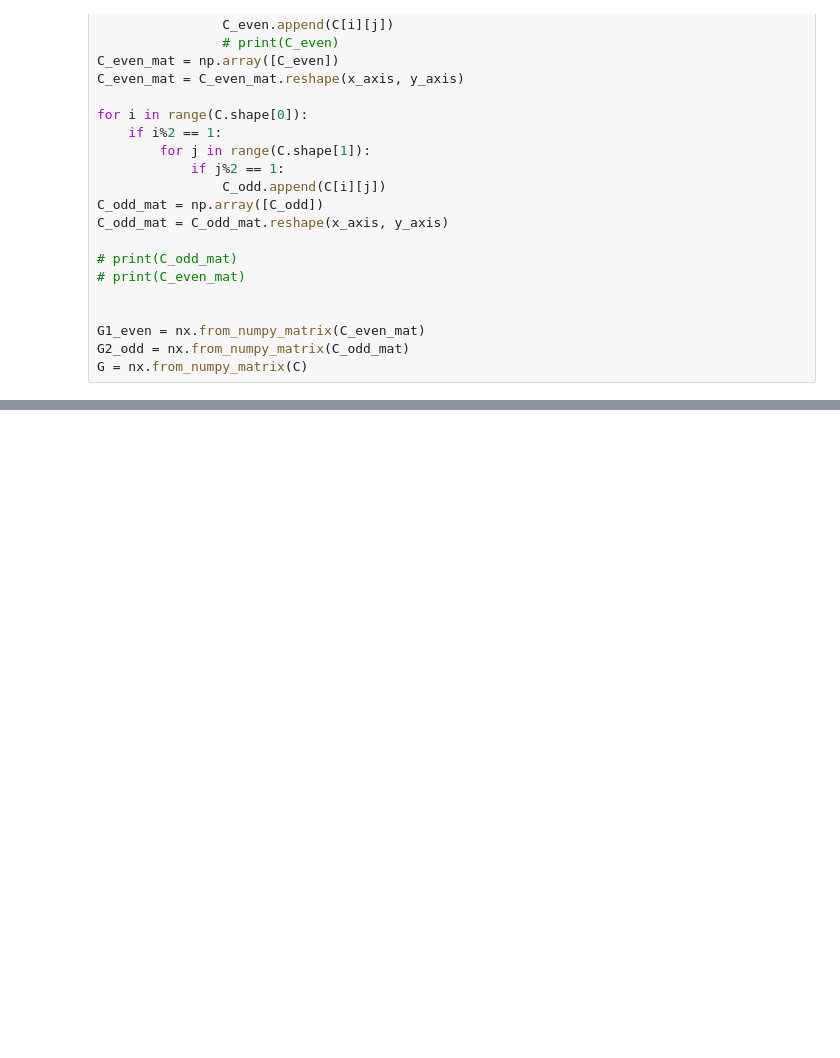
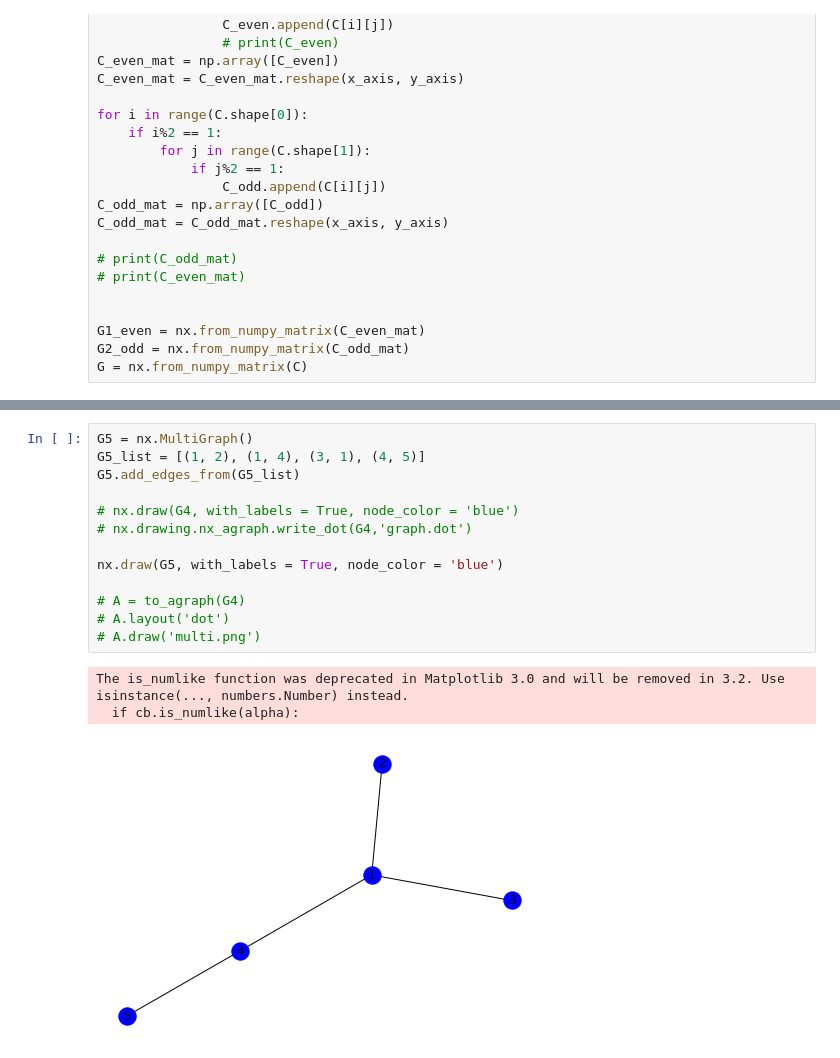
Before and after one commit to JacobShin0601/CodeRepository, a Jupyter notebook: MIT_class/Data_Analysis/week5/1. introduction to graph.ipynb, the cells around one changed output, grey strips where cells are left out. Saved outputs shown, nothing was run; the diff lists cells and outputs as text; blank space fills up the shorter version.

```diff
--- a/MIT_class/Data_Analysis/week5/1. introduction to graph.ipynb
+++ b/MIT_class/Data_Analysis/week5/1. introduction to graph.ipynb
@@ -183,0 +205,17 @@ G1 = nx.Graph()
+# %%
+G5 = nx.MultiGraph()
+G5_list = [(1, 2), (1, 4), (3, 1), (4, 5)]
+G5.add_edges_from(G5_list)
+
+# nx.draw(G4, with_labels = True, node_color = 'blue')
+# nx.drawing.nx_agraph.write_dot(G4,'graph.dot')
+
+nx.draw(G5, with_labels = True, node_color = 'blue')
+
+# A = to_agraph(G4)
+# A.layout('dot')
+# A.draw('multi.png')
+# %% [output]
+The is_numlike function was deprecated in Matplotlib 3.0 and will be removed in 3.2. Use isinstance(..., numbers.Number) instead.
+  if cb.is_numlike(alpha):
+[figure, added]
```
Also changed, not shown: parts of 9 cells of this notebook, 3 other files.
